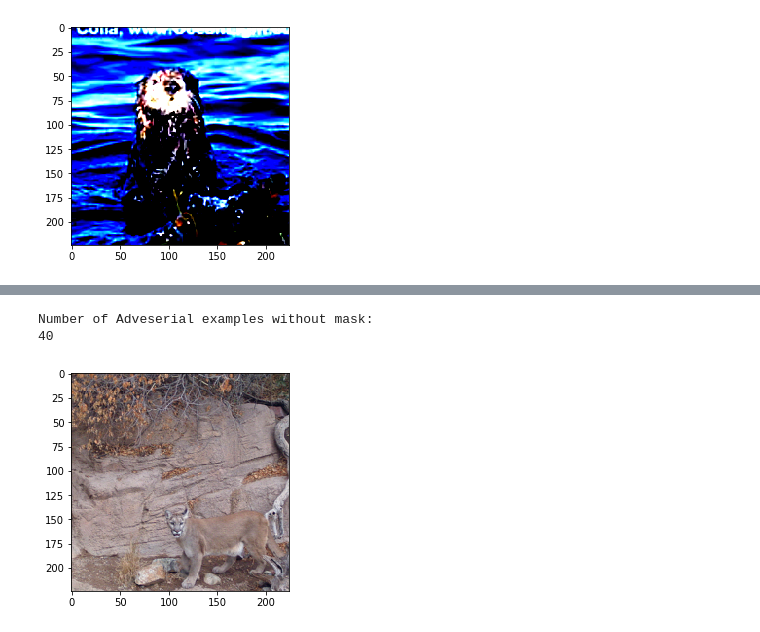
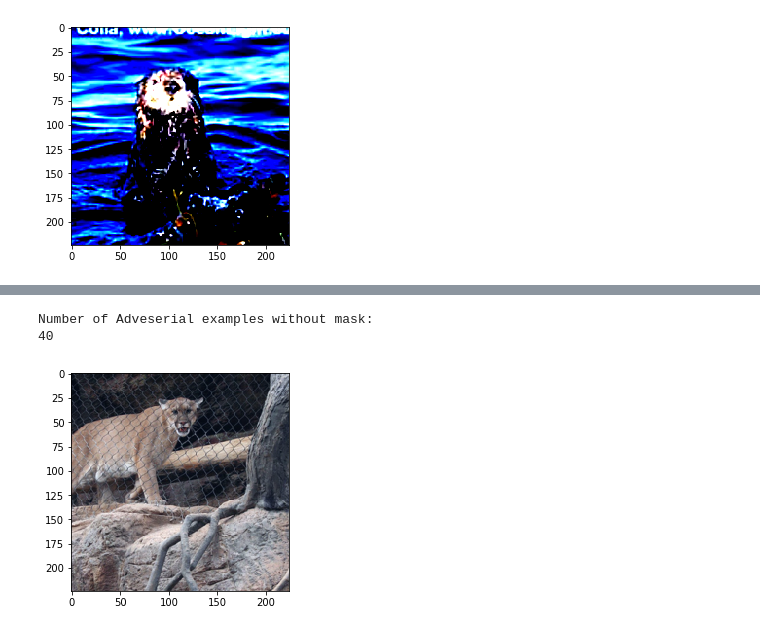
Before and after one commit to jeffreyfeng99/saliency_fgsm, a Jupyter notebook: notebooks/FGSM.ipynb, the cells around one changed output, grey strips where cells are left out. Saved outputs shown, nothing was run; the diff lists cells and outputs as text; code cells hidden in the pictures.

```diff
--- a/notebooks/FGSM.ipynb
+++ b/notebooks/FGSM.ipynb
@@ -451,12 +510,0 @@ print("done")
-# %%
-print("Number of Adveserial examples with mask:")
-print(len(adv_examples))
-print(len(adv_examples_inverse_mask))
-# print(indexes_adv_examples)
-# print(indexes_adv_examples_nomask)
-def plot(img):
-    img = (img - img.min()) / (img.max() - img.min())
-    plt.imshow(np.transpose(img, (1, 2, 0)))
-#Check a particular adveserial example
-k = 7
-plot(adv_examples[k].view(3,img_size,img_size).numpy())
@@ -515,12 +713,12 @@ Adversarial examples by only 1-mask
 # %%
 print("Number of Adveserial examples without mask:")
 print(len(adv_examples_nomask))
-k2 = 7
+k2 = 0
 plot(adv_examples_nomask[k2].view(3,img_size,img_size).numpy())
 # %% [output]
 Number of Adveserial examples without mask:
 40
-[figure, old version]
+[figure, new version]
 # %%
 print("Noise plot with mask")
 plot(noises[k].view(3,img_size,img_size).numpy())
```
Also changed, not shown: parts of 18 cells of this notebook, 2 other files.
